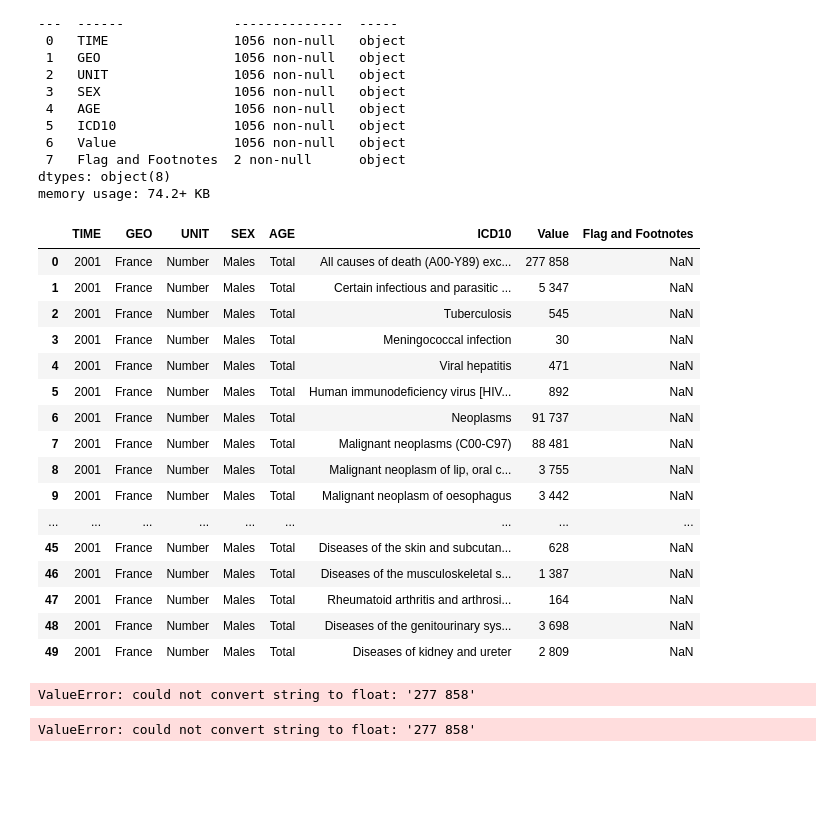
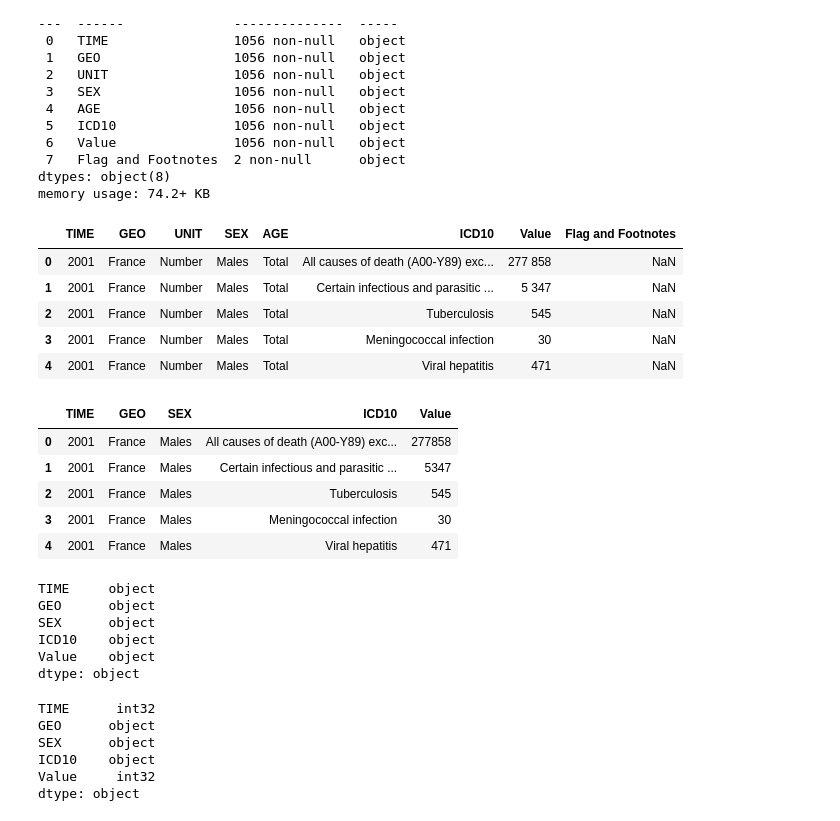
Before and after one commit to crozasc/Clean-and-format-input-dataset, a Jupyter notebook: main.ipynb, the cells around one changed output. Cells and saved outputs as stored; diff of their text form; code cells hidden in the pictures; blank space fills up the shorter version.

```diff
--- a/main.ipynb
+++ b/main.ipynb
@@ -73,25 +73,14 @@ memory usage: 74.2+ KB
 # %%
 # Identificar y manipular valores faltantes.
 import numpy as np
 #a) Identificar valores faltantes.
-df.replace(":", np.nan, inplace = True)
+df.replace(":", 0, inplace = True)
 df.replace("?", np.nan, inplace = True)
-df.head(50)
+df.head(5)
 # %% [output]
 |  | TIME | GEO | UNIT | SEX | AGE | ICD10 | Value | Flag and Footnotes |
 | 0 | 2001 | France | Number | Males | Total | All causes of death (A00-Y89) exc... | 277 858 | NaN |
 | 1 | 2001 | France | Number | Males | Total | Certain infectious and parasitic ... | 5 347 | NaN |
 | 2 | 2001 | France | Number | Males | Total | Tuberculosis | 545 | NaN |
 | 3 | 2001 | France | Number | Males | Total | Meningococcal infection | 30 | NaN |
 | 4 | 2001 | France | Number | Males | Total | Viral hepatitis | 471 | NaN |
-| 5 | 2001 | France | Number | Males | Total | Human immunodeficiency virus [HIV... | 892 | NaN |
-| 6 | 2001 | France | Number | Males | Total | Neoplasms | 91 737 | NaN |
-| 7 | 2001 | France | Number | Males | Total | Malignant neoplasms (C00-C97) | 88 481 | NaN |
-| 8 | 2001 | France | Number | Males | Total | Malignant neoplasm of lip, oral c... | 3 755 | NaN |
-| 9 | 2001 | France | Number | Males | Total | Malignant neoplasm of oesophagus | 3 442 | NaN |
-| ... | ... | ... | ... | ... | ... | ... | ... | ... |
-| 45 | 2001 | France | Number | Males | Total | Diseases of the skin and subcutan... | 628 | NaN |
-| 46 | 2001 | France | Number | Males | Total | Diseases of the musculoskeletal s... | 1 387 | NaN |
-| 47 | 2001 | France | Number | Males | Total | Rheumatoid arthritis and arthrosi... | 164 | NaN |
-| 48 | 2001 | France | Number | Males | Total | Diseases of the genitourinary sys... | 3 698 | NaN |
-| 49 | 2001 | France | Number | Males | Total | Diseases of kidney and ureter | 2 809 | NaN |
@@ -100,8 +86,0 @@ del df["Flag and Footnotes"]
-# %%
-prom_value = df['Value'].astype('float').mean(axis=0)
-# %% [output]
-ValueError: could not convert string to float: '277 858'
-# %%
-df[["Value"]] = df[["Value"]].astype("float")
-# %% [output]
-ValueError: could not convert string to float: '277 858'
@@ -108 +92,35 @@ ValueError: could not convert string to float: '277 858'
+# %%
+#Quitar espacios en Value para usar como int
+df['Value'] = df['Value'].str.replace('\s+', '')
+prom_Value = df['Value'].astype('float').mean(axis=0)
+prom_Value = int(prom_Value)
+df['Value'].replace(np.nan, prom_Value, inplace = True)
+df.head(5)
+# %% [output]
+|  | TIME | GEO | SEX | ICD10 | Value |
+| 0 | 2001 | France | Males | All causes of death (A00-Y89) exc... | 277858 |
+| 1 | 2001 | France | Males | Certain infectious and parasitic ... | 5347 |
+| 2 | 2001 | France | Males | Tuberculosis | 545 |
+| 3 | 2001 | France | Males | Meningococcal infection | 30 |
+| 4 | 2001 | France | Males | Viral hepatitis | 471 |
+# %%
+df.dtypes
+# %% [output]
+TIME     object
+GEO      object
+SEX      object
+ICD10    object
+Value    object
+dtype: object
+# %%
+# Corregir el formato de los datos.
+df[["TIME","Value"]] = df[["TIME","Value"]].astype("int")
+df.dtypes
+# %% [output]
+TIME      int32
+GEO      object
+SEX      object
+ICD10    object
+Value     int32
+dtype: object
 # %%
```
Also changed, not shown: parts of 10 cells of this notebook, 1 other file.
